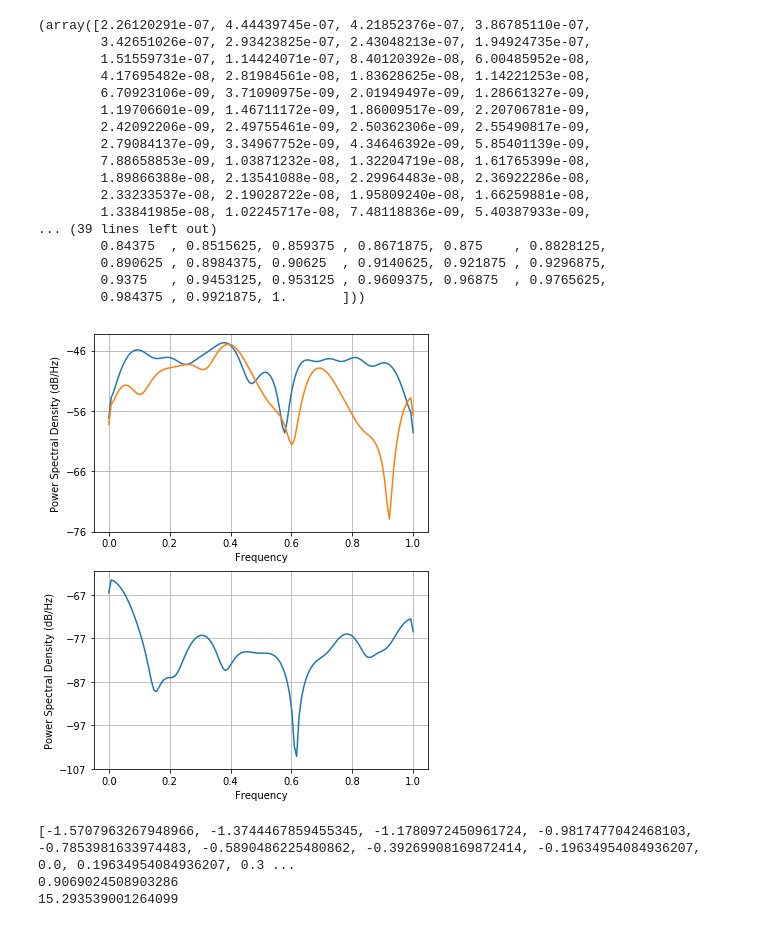
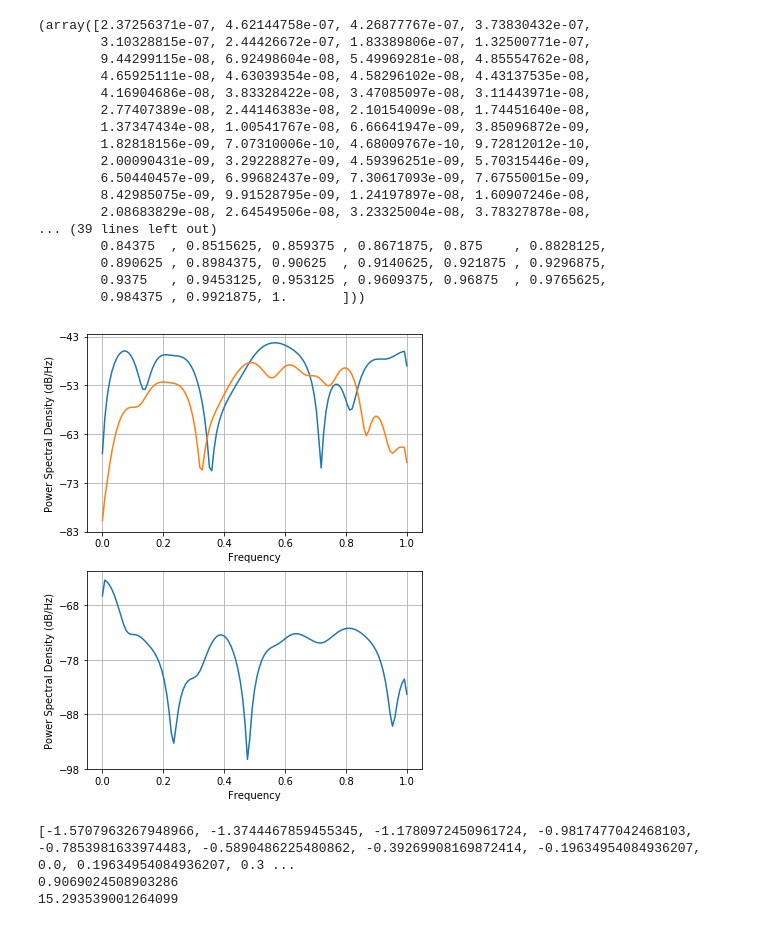
Before and after one commit to worden1/pytorch-CoopNets, a Jupyter notebook: gauss_mcmc.ipynb, the cells around one changed output. Cells and saved outputs as stored; diff of their text form; code cells hidden in the pictures.

```diff
--- a/gauss_mcmc.ipynb
+++ b/gauss_mcmc.ipynb
@@ -113,43 +130,43 @@ tensor([[0.9804, 1.0188, 0.9457,  ..., 1.2038, 1.0193, 0.8491],
 # %%
 import pylab as plt
 langevin_step_size = 0.01
 sigma = 0.1
 langevin_step_num = 100
 image_size = 32
-Y_0 = sigma * torch.randn(image_size,image_size)
-Y_u0 = 0.1 * sigma * torch.rand(image_size,image_size)
+Y_0 = sigma * torch.randn(image_size)
+Y_u0 = 0.1 * sigma * torch.rand(image_size)
 
 
 Y_out = gauss_mcmc_simulate(Y_u0 ,langevin_step_size ,langevin_step_num ,sigma, image_size)
 #print(Y_out)
 
 
 plt.figure(figsize=(6,8))
 plt.subplot(211)
 plt.psd(Y_0)
 #plt.subplot(212)
 plt.psd(Y_out)
 plt.subplot(212)
 plt.psd(Y_u0)
 # %% [output]
-(array([2.26120291e-07, 4.44439745e-07, 4.21852376e-07, 3.86785110e-07,
-        3.42651026e-07, 2.93423825e-07, 2.43048213e-07, 1.94924735e-07,
-        1.51559731e-07, 1.14424071e-07, 8.40120392e-08, 6.00485952e-08,
-        4.17695482e-08, 2.81984561e-08, 1.83628625e-08, 1.14221253e-08,
-        6.70923106e-09, 3.71090975e-09, 2.01949497e-09, 1.28661327e-09,
-        1.19706601e-09, 1.46711172e-09, 1.86009517e-09, 2.20706781e-09,
-        2.42092206e-09, 2.49755461e-09, 2.50362306e-09, 2.55490817e-09,
-        2.79084137e-09, 3.34967752e-09, 4.34646392e-09, 5.85401139e-09,
-        7.88658853e-09, 1.03871232e-08, 1.32204719e-08, 1.61765399e-08,
-        1.89866388e-08, 2.13541088e-08, 2.29964483e-08, 2.36922286e-08,
-        2.33233537e-08, 2.19028722e-08, 1.95809240e-08, 1.66259881e-08,
-        1.33841985e-08, 1.02245717e-08, 7.48118836e-09, 5.40387933e-09,
+(array([2.37256371e-07, 4.62144758e-07, 4.26877767e-07, 3.73830432e-07,
+        3.10328815e-07, 2.44426672e-07, 1.83389806e-07, 1.32500771e-07,
+        9.44299115e-08, 6.92498604e-08, 5.49969281e-08, 4.85554762e-08,
+        4.65925111e-08, 4.63039354e-08, 4.58296102e-08, 4.43137535e-08,
+        4.16904686e-08, 3.83328422e-08, 3.47085097e-08, 3.11443971e-08,
+        2.77407389e-08, 2.44146383e-08, 2.10154009e-08, 1.74451640e-08,
+        1.37347434e-08, 1.00541767e-08, 6.66641947e-09, 3.85096872e-09,
+        1.82818156e-09, 7.07310006e-10, 4.68009767e-10, 9.72812012e-10,
+        2.00090431e-09, 3.29228827e-09, 4.59396251e-09, 5.70315446e-09,
+        6.50440457e-09, 6.99682437e-09, 7.30617093e-09, 7.67550015e-09,
+        8.42985075e-09, 9.91528795e-09, 1.24197897e-08, 1.60907246e-08,
+        2.08683829e-08, 2.64549506e-08, 3.23325004e-08, 3.78327878e-08,
 ... (39 lines left out)
         0.84375  , 0.8515625, 0.859375 , 0.8671875, 0.875    , 0.8828125,
         0.890625 , 0.8984375, 0.90625  , 0.9140625, 0.921875 , 0.9296875,
         0.9375   , 0.9453125, 0.953125 , 0.9609375, 0.96875  , 0.9765625,
         0.984375 , 0.9921875, 1.       ]))
-[figure, old version]
+[figure, new version]
 # %%
 import math
 image_size =4
```
Also changed, not shown: parts of 4 cells of this notebook, 4 other files.
